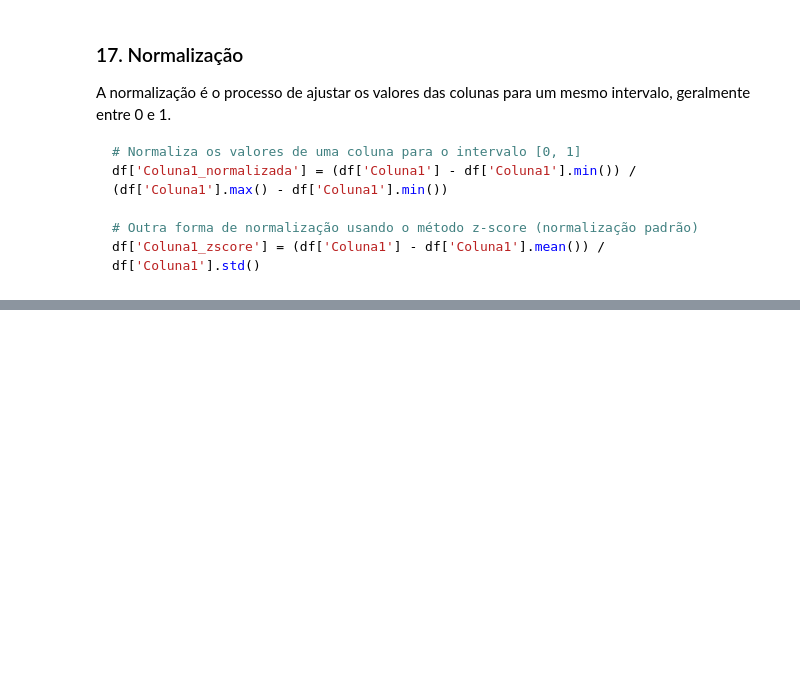
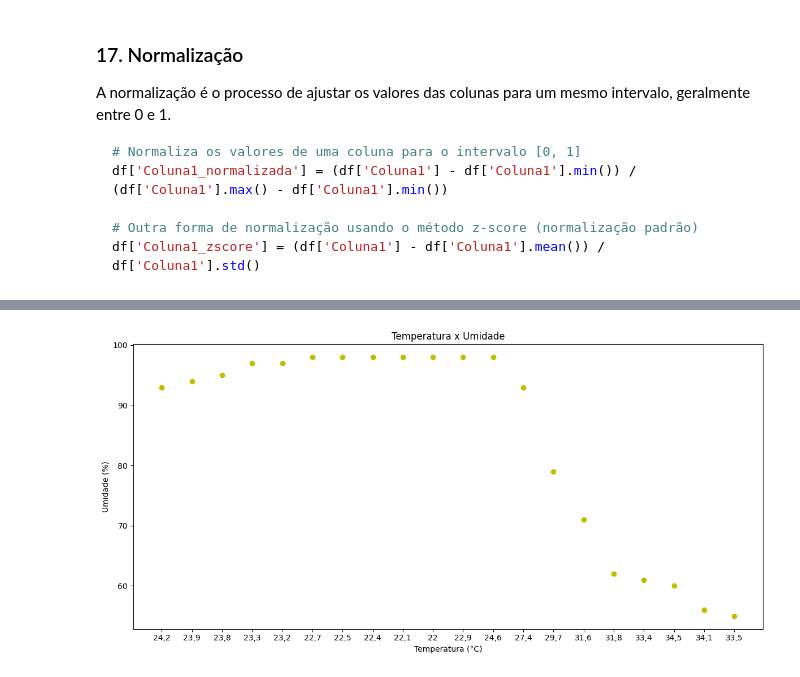
Before and after one commit to reprograma/on35-python-s11-pandas-numpy-I, a Jupyter notebook: exercicios/para-sala/exercicio.ipynb, the cells around one changed output, grey strips where cells are left out. Saved outputs shown, nothing was run; the diff lists cells and outputs as text; code cells hidden in the pictures; blank space fills up the shorter version.

```diff
--- a/exercicios/para-sala/exercicio.ipynb
+++ b/exercicios/para-sala/exercicio.ipynb
@@ -360,0 +395,11 @@ plt.show()
+# %%
+# Gráfico de Dispersão
+plt.figure(figsize=(12, 6))
+plt.scatter(df_20['TEMPERATURA DO AR - BULBO SECO, HORARIA (°C)'], df_20['UMIDADE REL. MAX. NA HORA ANT. (AUT) (%)'], color='y')
+plt.xlabel('Temperatura (°C)')
+plt.ylabel('Umidade (%)')
+plt.title('Temperatura x Umidade')
+plt.tight_layout()
+plt.show()
+# %% [output]
+[figure, added]
```
Also changed, not shown: parts of 8 cells of this notebook.
